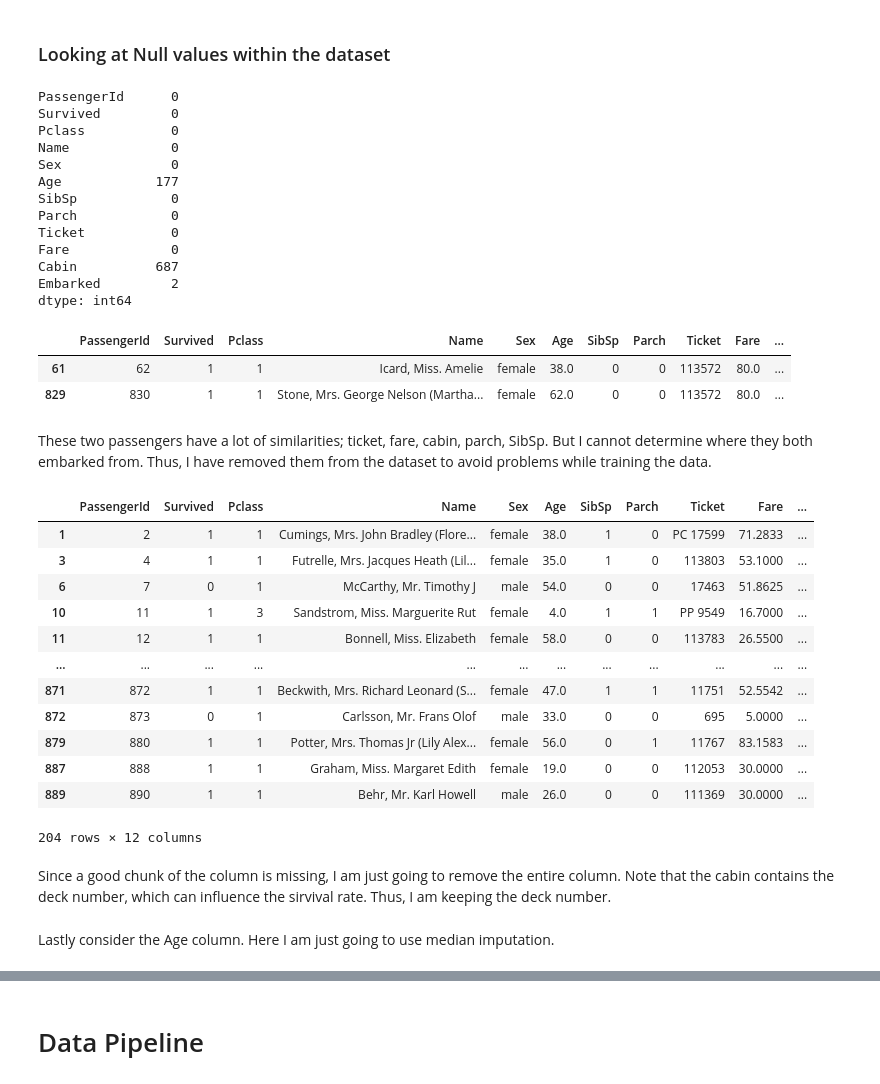
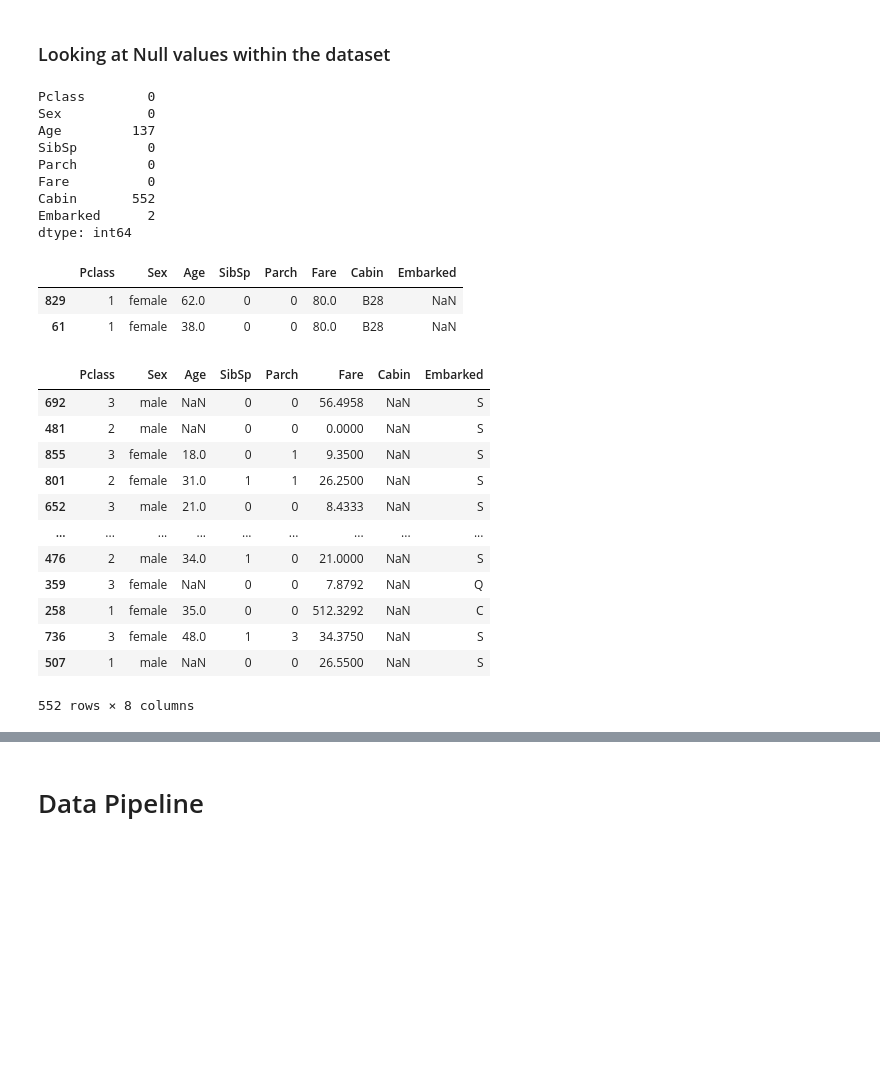
Before and after one commit to Sohampande/Titanic, a Jupyter notebook: Main Code Base.ipynb, the cells around one changed output, grey strips where cells are left out. Cells and saved outputs as stored; diff of their text form; code cells hidden in the pictures; blank space fills up the shorter version.

Commit message:
Commiting the model

```diff
--- a/Main Code Base.ipynb
+++ b/Main Code Base.ipynb
@@ -10,6 +12,15 @@ import sklearn
 # %%
 # Importing the files
 train_data = pd.read_csv('train.csv')
+# %%
+target_y = train_data['Survived'] # Target Variable
+features_x = train_data.drop(columns=['Survived', 'PassengerId', 'Name', 'Ticket'])
+# %%
+from sklearn.model_selection import train_test_split
+
+data_x, X_test, data_y, y_test = train_test_split(
+    features_x, target_y, test_size=0.2, random_state=42, stratify=target_y
+)
 # %%
 train_data.head()
 # %% [output]
@@ -35,29 +46,23 @@ train_data.describe()
 ### Looking at Null values within the dataset
 # %%
 #cheching for null values
-train_data.isnull().sum()
+data_x.isnull().sum()
 # %% [output]
-PassengerId      0
-Survived         0
-Pclass           0
-Name             0
-Sex              0
-Age            177
-SibSp            0
-Parch            0
-Ticket           0
-Fare             0
-Cabin          687
-Embarked         2
+Pclass        0
+Sex           0
+Age         137
+SibSp         0
+Parch         0
+Fare          0
+Cabin       552
+Embarked      2
 dtype: int64
 # %%
 # note only three columns have missing values : Age, Cabin, Embarked
 # if we look at the missing values from Embarked,
 
-train_data[train_data['Embarked'].isnull()]
+data_x[data_x['Embarked'].isnull()]
 # %% [output]
-|  | PassengerId | Survived | Pclass | Name | Sex | Age | SibSp | Parch | Ticket | Fare | ... |
-| 61 | 62 | 1 | 1 | Icard, Miss. Amelie | female | 38.0 | 0 | 0 | 113572 | 80.0 | ... |
-| 829 | 830 | 1 | 1 | Stone, Mrs. George Nelson (Martha... | female | 62.0 | 0 | 0 | 113572 | 80.0 | ... |
+|  | Pclass | Sex | Age | SibSp | Parch | Fare | Cabin | Embarked |
+| 829 | 1 | female | 62.0 | 0 | 0 | 80.0 | B28 | NaN |
+| 61 | 1 | female | 38.0 | 0 | 0 | 80.0 | B28 | NaN |
-# %% [markdown]
-These two passengers have a lot of similarities; ticket, fare, cabin, parch, SibSp. But I cannot determine where they both embarked from. Thus, I have removed them from the dataset to avoid problems while training the data.
@@ -69,19 +69,17 @@ def remove_missing_embarked(data):
 # %%
 # Looking at the Null values from Cabin,
-train_data.loc[train_data['Cabin'].notnull()]
+data_x.loc[data_x['Cabin'].isna()]
 # %% [output]
-|  | PassengerId | Survived | Pclass | Name | Sex | Age | SibSp | Parch | Ticket | Fare | ... |
-| 1 | 2 | 1 | 1 | Cumings, Mrs. John Bradley (Flore... | female | 38.0 | 1 | 0 | PC 17599 | 71.2833 | ... |
-| 3 | 4 | 1 | 1 | Futrelle, Mrs. Jacques Heath (Lil... | female | 35.0 | 1 | 0 | 113803 | 53.1000 | ... |
-| 6 | 7 | 0 | 1 | McCarthy, Mr. Timothy J | male | 54.0 | 0 | 0 | 17463 | 51.8625 | ... |
-| 10 | 11 | 1 | 3 | Sandstrom, Miss. Marguerite Rut | female | 4.0 | 1 | 1 | PP 9549 | 16.7000 | ... |
-| 11 | 12 | 1 | 1 | Bonnell, Miss. Elizabeth | female | 58.0 | 0 | 0 | 113783 | 26.5500 | ... |
-| ... | ... | ... | ... | ... | ... | ... | ... | ... | ... | ... | ... |
-| 871 | 872 | 1 | 1 | Beckwith, Mrs. Richard Leonard (S... | female | 47.0 | 1 | 1 | 11751 | 52.5542 | ... |
-| 872 | 873 | 0 | 1 | Carlsson, Mr. Frans Olof | male | 33.0 | 0 | 0 | 695 | 5.0000 | ... |
-| 879 | 880 | 1 | 1 | Potter, Mrs. Thomas Jr (Lily Alex... | female | 56.0 | 0 | 1 | 11767 | 83.1583 | ... |
-| 887 | 888 | 1 | 1 | Graham, Miss. Margaret Edith | female | 19.0 | 0 | 0 | 112053 | 30.0000 | ... |
-| 889 | 890 | 1 | 1 | Behr, Mr. Karl Howell | male | 26.0 | 0 | 0 | 111369 | 30.0000 | ... |
+|  | Pclass | Sex | Age | SibSp | Parch | Fare | Cabin | Embarked |
+| 692 | 3 | male | NaN | 0 | 0 | 56.4958 | NaN | S |
+| 481 | 2 | male | NaN | 0 | 0 | 0.0000 | NaN | S |
+| 855 | 3 | female | 18.0 | 0 | 1 | 9.3500 | NaN | S |
+| 801 | 2 | female | 31.0 | 1 | 1 | 26.2500 | NaN | S |
+| 652 | 3 | male | 21.0 | 0 | 0 | 8.4333 | NaN | S |
+| ... | ... | ... | ... | ... | ... | ... | ... | ... |
+| 476 | 2 | male | 34.0 | 1 | 0 | 21.0000 | NaN | S |
+| 359 | 3 | female | NaN | 0 | 0 | 7.8792 | NaN | Q |
+| 258 | 1 | female | 35.0 | 0 | 0 | 512.3292 | NaN | C |
+| 736 | 3 | female | 48.0 | 1 | 3 | 34.3750 | NaN | S |
+| 507 | 1 | male | NaN | 0 | 0 | 26.5500 | NaN | S |
-204 rows × 12 columns
+552 rows × 8 columns
-# %% [markdown]
-Since a good chunk of the column is missing, I am just going to remove the entire column. Note that the cabin contains the deck number, which can influence the sirvival rate. Thus, I am keeping the deck number.
@@ -94,2 +85,0 @@ def null_values_cabin(data):
-# %% [markdown]
-Lastly consider the Age column. Here I am just going to use median imputation.
```
Also changed, not shown: parts of 27 cells of this notebook.
